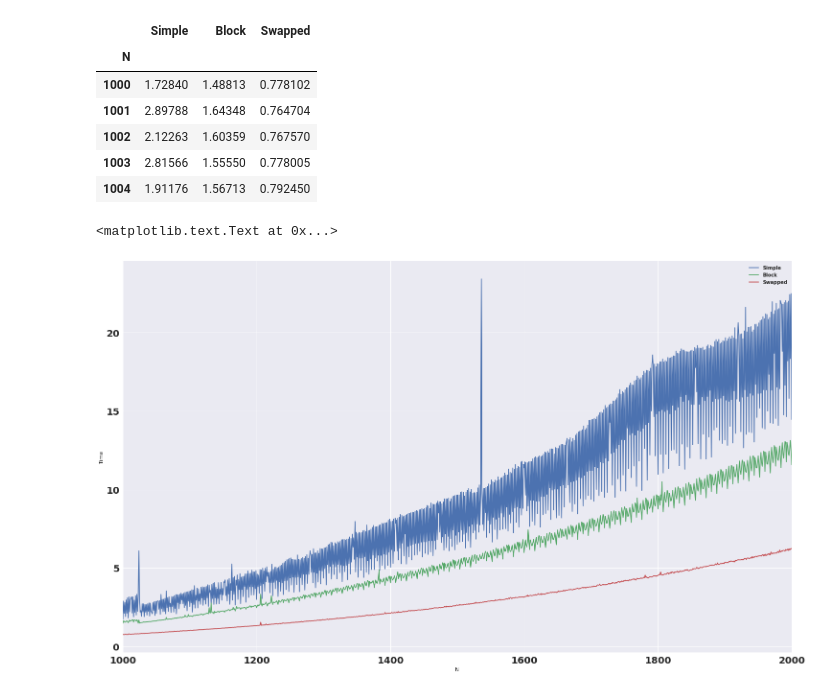
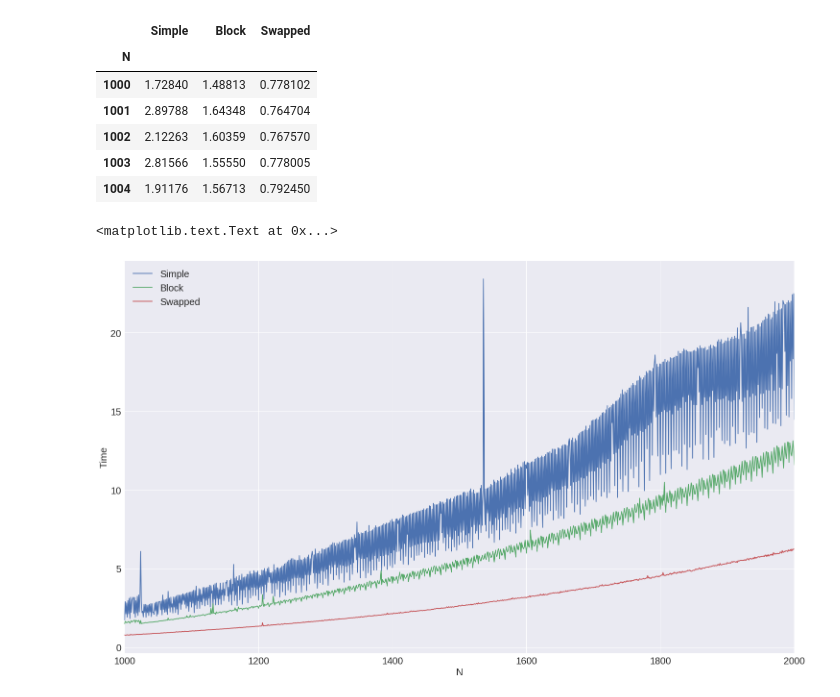
Before and after one commit to YRustt/-, a Jupyter notebook: Lab_1/lab_1.ipynb, the cells around one changed output. Saved outputs shown, nothing was run; the diff lists cells and outputs as text; code cells hidden in the pictures.

```diff
--- a/Lab_1/lab_1.ipynb
+++ b/Lab_1/lab_1.ipynb
@@ -4,16 +6,17 @@ warnings.simplefilter('ignore')
 
 import matplotlib
 import matplotlib.pyplot as plt
+import matplotlib.pylab as pylab
 import seaborn
 
-font = {
-    'weight' : 'bold',
-    'size'   : 22}
-
-matplotlib.rc('font', **font)
-
-# matplotlib.rc('xtick', labelsize=20)
-# matplotlib.rc('ytick', labelsize=20)
+params = {
+    'legend.fontsize': 20,
+    'axes.labelsize': 20,
+    'axes.titlesize': 20,
+    'xtick.labelsize': 20,
+    'ytick.labelsize': 20
+}
+pylab.rcParams.update(params)
 
 import pandas as pd
 import numpy as np
@@ -42,8 +58,8 @@ grep: /sys/devices/system/cpu/cpu0/cache/index0/power: Is a directory
 # %%
-df = pd.read_csv('result1.csv', sep=';', header=None)
-df.columns = ['N', 'Simple', 'Block', 'Swapped']
-df.set_index('N', inplace=True)
-df.head()
+df_float = pd.read_csv('result1.csv', sep=';', header=None)
+df_float.columns = ['N', 'Simple', 'Block', 'Swapped']
+df_float.set_index('N', inplace=True)
+df_float.head()
 # %% [output]
 |  | Simple | Block | Swapped |
 | N |  |  |  |
@@ -54,9 +70,9 @@ df.head()
 | 1004 | 1.91176 | 1.56713 | 0.792450 |
 # %%
 _, ax = plt.subplots(figsize=(25, 15))
-df.plot(ax=ax)
+df_float.plot(ax=ax)
 ax.set_xlabel('N')
 ax.set_ylabel('Time')
 # %% [output]
 <matplotlib.text.Text at 0x...>
-[figure, old version]
+[figure, new version]
```
Also changed, not shown: parts of 11 cells of this notebook, 4 other files.
